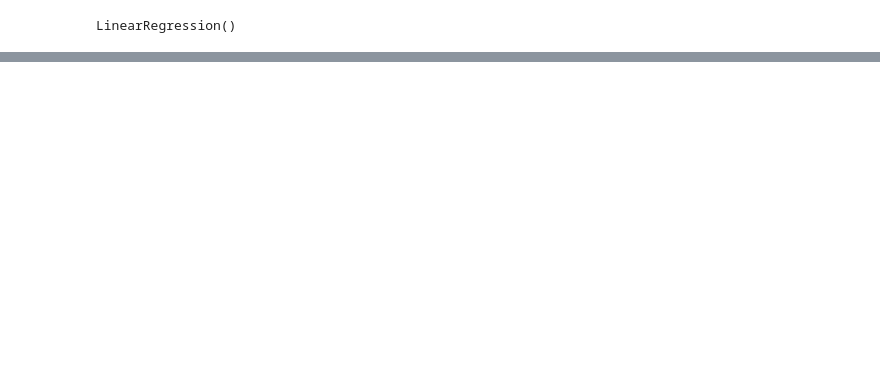
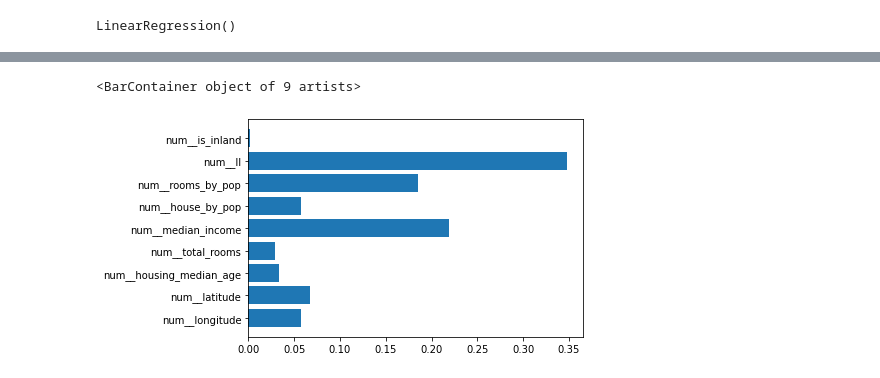
Before and after one commit to noakawa/Moveo_skills, a Jupyter notebook: data_preprocessing/data_preprocessing.ipynb, the cells around one changed output, grey strips where cells are left out. Drawn from its saved outputs; the diff is of its cells as text; code cells hidden in the pictures; blank space fills up the shorter version.

```diff
--- a/data_preprocessing/data_preprocessing.ipynb
+++ b/data_preprocessing/data_preprocessing.ipynb
@@ -94,0 +140,6 @@ Pipeline(steps=[('new_features', <__main__.Features object at 0x...>),
+# %%
+numerical_cols = X_train.select_dtypes(include=np.number).columns
+numerical_transformer = Pipeline(steps=[
+    ('imputer', SimpleImputer(strategy='median')),
+    ('scaler', StandardScaler())
+])
@@ -202,2 +193,7 @@ print(mod_lr.score(pp_X_test,y_test))
+# %%
+plt.barh(preprocessor.get_feature_names_out(), mod_rf.feature_importances_)
+# %% [output]
+<BarContainer object of 9 artists>
+[figure, added]
 # %%
 import matplotlib.pyplot as plt
```
Also changed, not shown: parts of 40 cells of this notebook, 2 other files.
